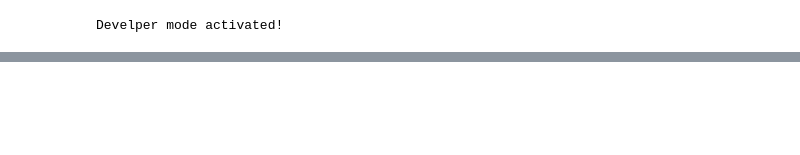
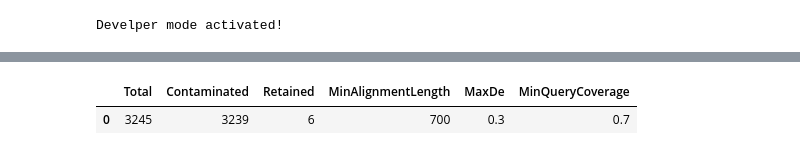
Before and after one commit to JPereira199/OE1, a Jupyter notebook: Scripts/discard_conatmination.ipynb, the cells around one changed output, grey strips where cells are left out. Saved outputs shown, nothing was run; the diff lists cells and outputs as text; code cells hidden in the pictures; blank space fills up the shorter version.

Commit message:
Adding last steps of the pipeline, Adding decont barplots, adding blocks dotplots, Adding rule to clean fasta/fastq files. New config files

```diff
--- a/Scripts/discard_conatmination.ipynb
+++ b/Scripts/discard_conatmination.ipynb
@@ -182,0 +260,9 @@ if __name__ == "__main__":
+# %%
+import pandas as pd
+
+s_tsv = "/home/jpereira/OEs/Results/OE1/test/ToxoPasteur1_mini/Data/decontamination/decont-stats.tsv"
+s_df = pd.read_csv(s_tsv, sep='\t')
+s_df
+# %% [output]
+|  | Total | Contaminated | Retained | MinAlignmentLength | MaxDe | MinQueryCoverage |
+| 0 | 3245 | 3239 | 6 | 700 | 0.3 | 0.7 |
```
Also changed, not shown: parts of 3 cells of this notebook, 39 other files.
